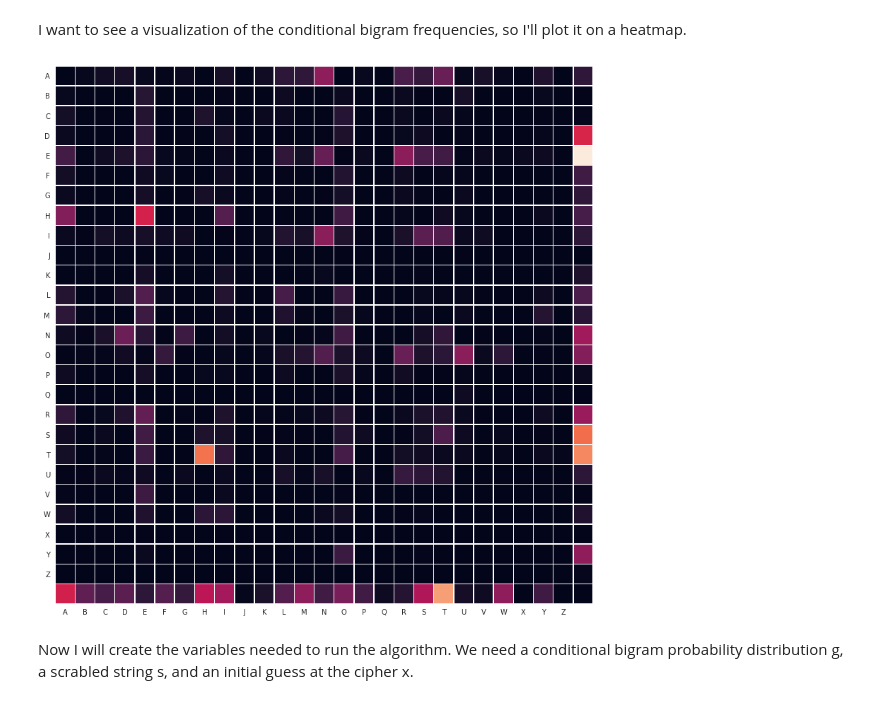
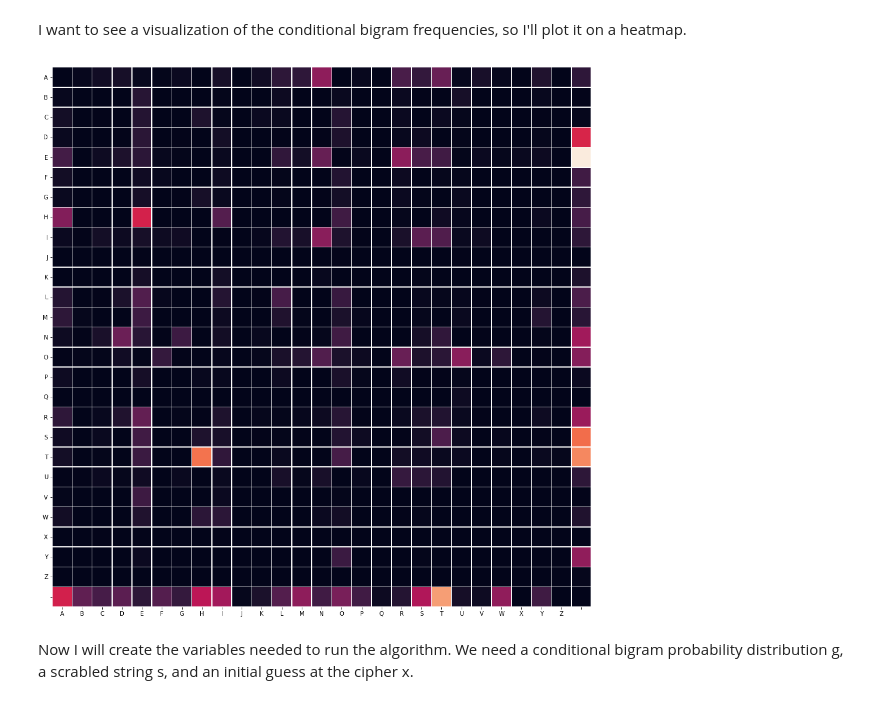
Before and after one commit to sharath/MCMC-decipher, a Jupyter notebook: demo.ipynb, the cells around one changed output. Cells and saved outputs as stored; diff of their text form; code cells hidden in the pictures.

```diff
--- a/demo.ipynb
+++ b/demo.ipynb
@@ -37,13 +37,13 @@ ENTER HAMLET HAMLET TO BE OR NOT TO BE THAT IS THE QUESTION WHETHER TIS NOBLER I
 # %% [markdown]
 I want to see a visualization of the conditional bigram frequencies, so I'll plot it on a heatmap.
 # %%
-sns.set(rc={'figure.figsize':(14, 14)})
+plt.rcParams['figure.figsize'] = [17, 17]
 h = crawler.cbfd_from_book('ProjectGutenberg/Hamlet.txt')
 sns.heatmap(h, linewidths=.5, square=True, cbar=False, xticklabels=crawler.alphabet, yticklabels=crawler.alphabet)
 plt.yticks(rotation=0)
 plt.show()
 # %% [output]
-[figure, old version]
+[figure, new version]
 # %% [markdown]
 Now I will create the variables needed to run the algorithm. We need a conditional bigram probability distribution g, a scrabled string s, and an initial guess at the cipher x.
 # %%
```
Also changed, not shown: parts of 15 cells of this notebook.
